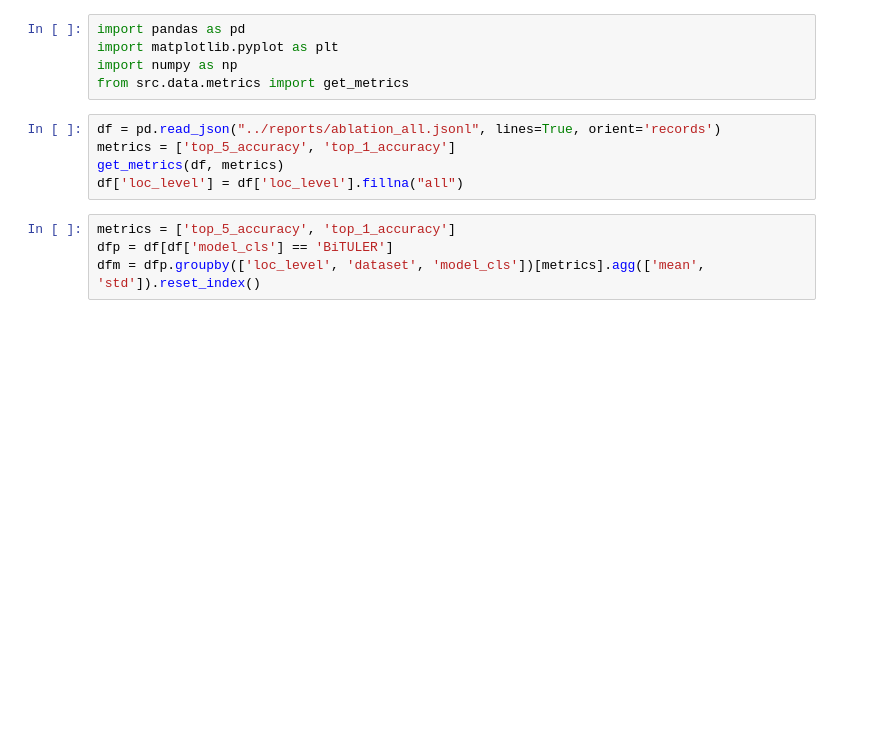
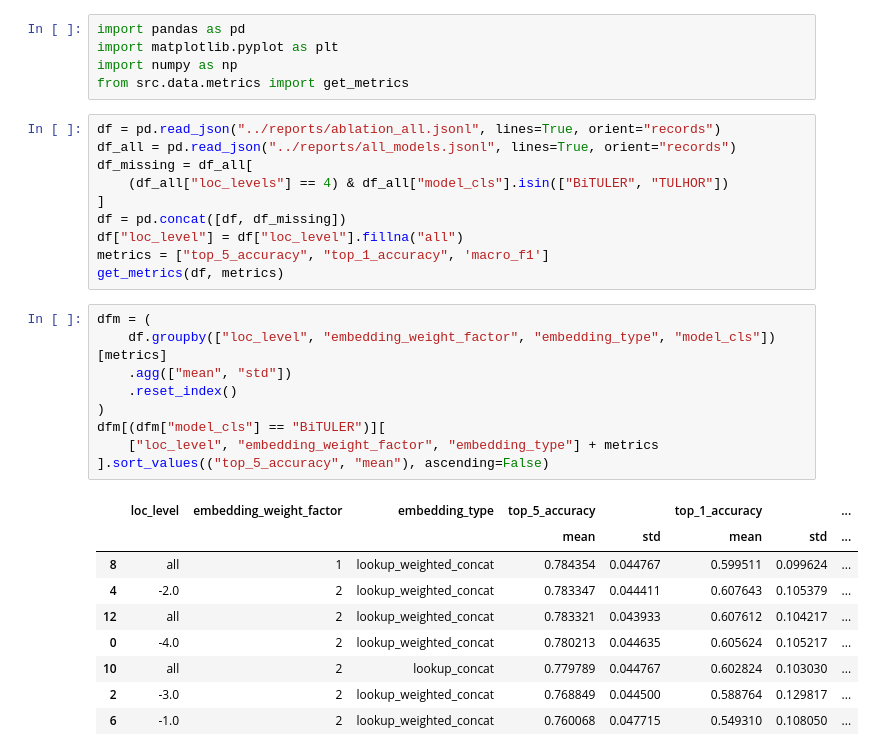
Before and after one commit to lucasczz/MiLES, a Jupyter notebook: notebooks/ablation_all.ipynb, the cells around one changed output. Cells and saved outputs as stored; diff of their text form; blank space fills up the shorter version.

```diff
--- a/notebooks/ablation_all.ipynb
+++ b/notebooks/ablation_all.ipynb
@@ -4,11 +4,31 @@ import matplotlib.pyplot as plt
 import numpy as np
 from src.data.metrics import get_metrics
 # %%
-df = pd.read_json("../reports/ablation_all.jsonl", lines=True, orient='records')
-metrics = ['top_5_accuracy', 'top_1_accuracy']
+df = pd.read_json("../reports/ablation_all.jsonl", lines=True, orient="records")
+df_all = pd.read_json("../reports/all_models.jsonl", lines=True, orient="records")
+df_missing = df_all[
+    (df_all["loc_levels"] == 4) & df_all["model_cls"].isin(["BiTULER", "TULHOR"])
+]
+df = pd.concat([df, df_missing])
+df["loc_level"] = df["loc_level"].fillna("all")
+metrics = ["top_5_accuracy", "top_1_accuracy", 'macro_f1']
 get_metrics(df, metrics)
-df['loc_level'] = df['loc_level'].fillna("all")
-# %%
-metrics = ['top_5_accuracy', 'top_1_accuracy']
-dfp = df[df['model_cls'] == 'BiTULER']
-dfm = dfp.groupby(['loc_level', 'dataset', 'model_cls'])[metrics].agg(['mean', 'std']).reset_index()
+# %%
+dfm = (
+    df.groupby(["loc_level", "embedding_weight_factor", "embedding_type", "model_cls"])[metrics]
+    .agg(["mean", "std"])
+    .reset_index()
+)
+dfm[(dfm["model_cls"] == "BiTULER")][
+    ["loc_level", "embedding_weight_factor", "embedding_type"] + metrics
+].sort_values(("top_5_accuracy", "mean"), ascending=False)
+# %% [output]
+|  | loc_level | embedding_weight_factor | embedding_type | top_5_accuracy |  | top_1_accuracy |  | ... |
+|  |  |  |  | mean | std | mean | std | ... |
+| 8 | all | 1 | lookup_weighted_concat | 0.784354 | 0.044767 | 0.599511 | 0.099624 | ... |
+| 4 | -2.0 | 2 | lookup_weighted_concat | 0.783347 | 0.044411 | 0.607643 | 0.105379 | ... |
+| 12 | all | 2 | lookup_weighted_concat | 0.783321 | 0.043933 | 0.607612 | 0.104217 | ... |
+| 0 | -4.0 | 2 | lookup_weighted_concat | 0.780213 | 0.044635 | 0.605624 | 0.105217 | ... |
+| 10 | all | 2 | lookup_concat | 0.779789 | 0.044767 | 0.602824 | 0.103030 | ... |
+| 2 | -3.0 | 2 | lookup_weighted_concat | 0.768849 | 0.044500 | 0.588764 | 0.129817 | ... |
+| 6 | -1.0 | 2 | lookup_weighted_concat | 0.760068 | 0.047715 | 0.549310 | 0.108050 | ... |
```
Also changed, not shown: parts of 5 cells of this notebook, 8 other files.
